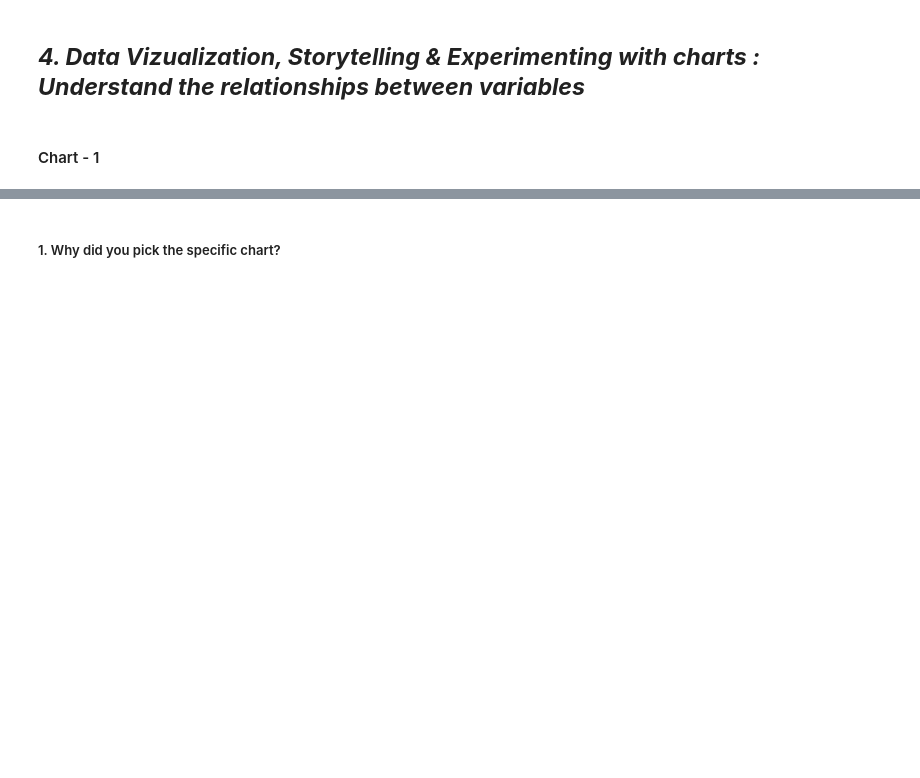
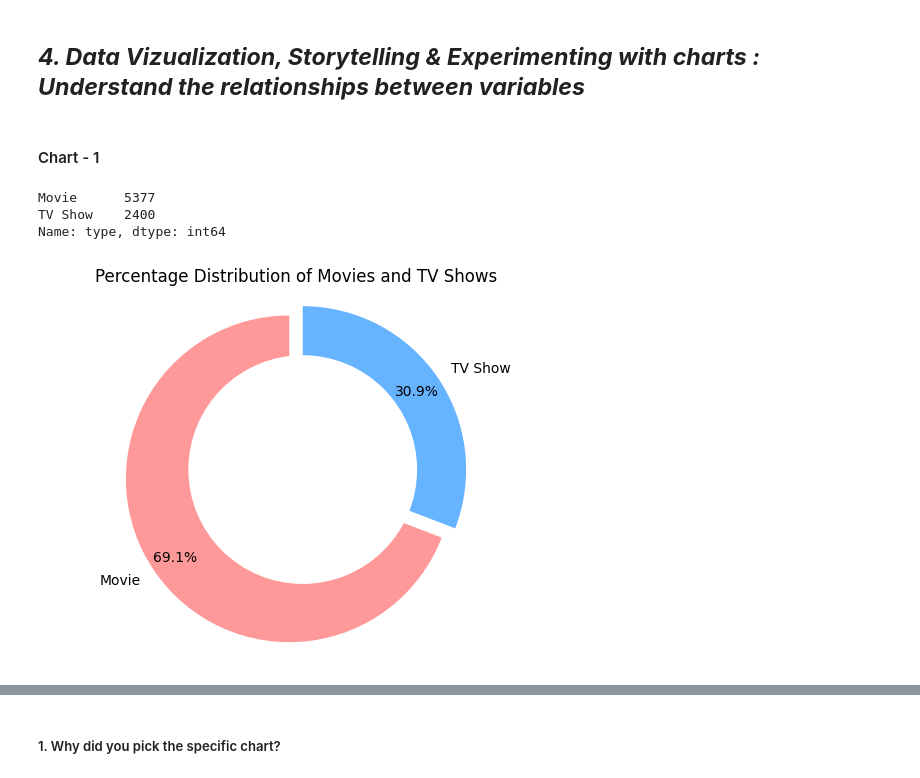
Before and after one commit to 1002Sam/Unsupervised-Project---Netflix-Movies-and-TV-Shows-Clustering, a Jupyter notebook: Unsupervised_Project_Netflix_Movies_and_TV_Shows_Clustering.ipynb, the cells around one changed output, grey strips where cells are left out. Saved outputs shown, nothing was run; the diff lists cells and outputs as text; code cells hidden in the pictures; blank space fills up the shorter version.

```diff
--- a/Unsupervised_Project_Netflix_Movies_and_TV_Shows_Clustering.ipynb
+++ b/Unsupervised_Project_Netflix_Movies_and_TV_Shows_Clustering.ipynb
@@ -444,0 +532,33 @@ These manipulations have prepared our dataset for further analysis, allowing us
+# %%
+data.type.value_counts()
+# %% [output]
+Movie      5377
+TV Show    2400
+Name: type, dtype: int64
+# %%
+import matplotlib.pyplot as plt
+
+# Calculate the count of 'Movie' and 'TV Show'
+movie_count = len(data[data['type'] == 'Movie'])
+tv_show_count = len(data[data['type'] == 'TV Show'])
+
+# Create data for the pie chart
+labels = ['Movie', 'TV Show']
+sizes = [movie_count, tv_show_count]
+colors = ['#ff9999', '#66b3ff']
+explode = (0.1, 0)  # Explode the 1st slice (Movie)
+
+# Create a pie chart
+plt.pie(sizes, labels=labels, colors=colors, autopct='%1.1f%%', startangle=90, pctdistance=0.85, explode=explode)
+
+# Draw a circle in the center to make it look like a donut chart
+centre_circle = plt.Circle((0,0),0.70,fc='white')
+fig = plt.gcf()
+fig.gca().add_artist(centre_circle)
+
+# Equal aspect ratio ensures that pie is drawn as a circle
+plt.axis('equal')
+plt.title('Percentage Distribution of Movies and TV Shows')
+plt.show()
+# %% [output]
+[figure, added]
```
Also changed, not shown: parts of 150 cells of this notebook.
